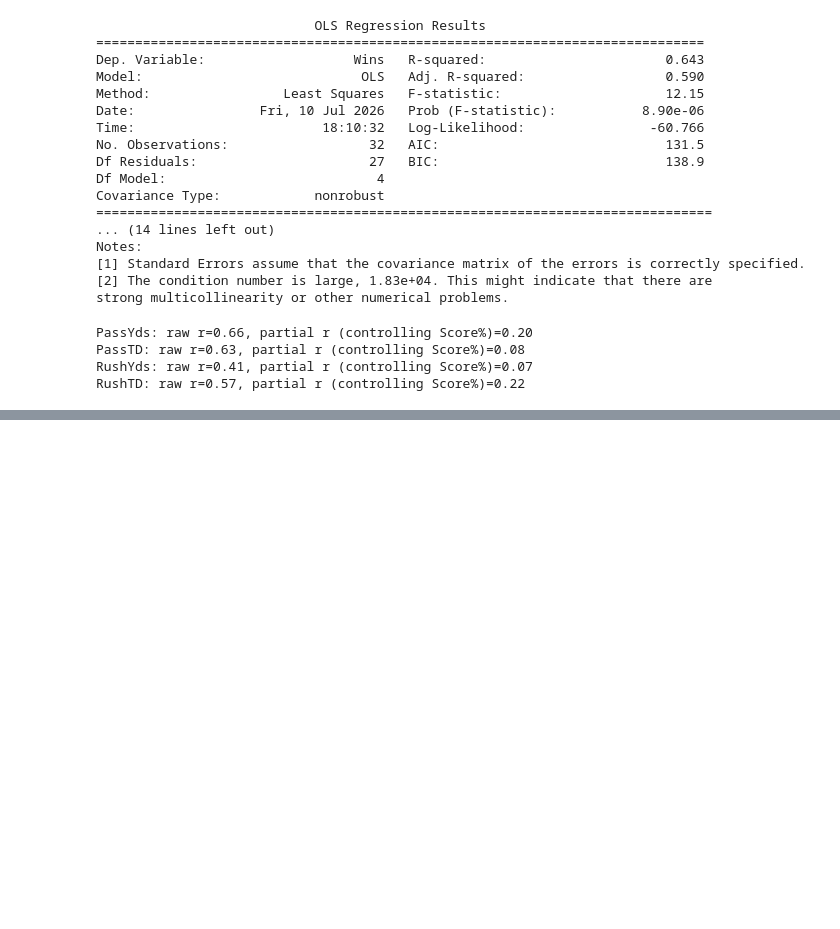
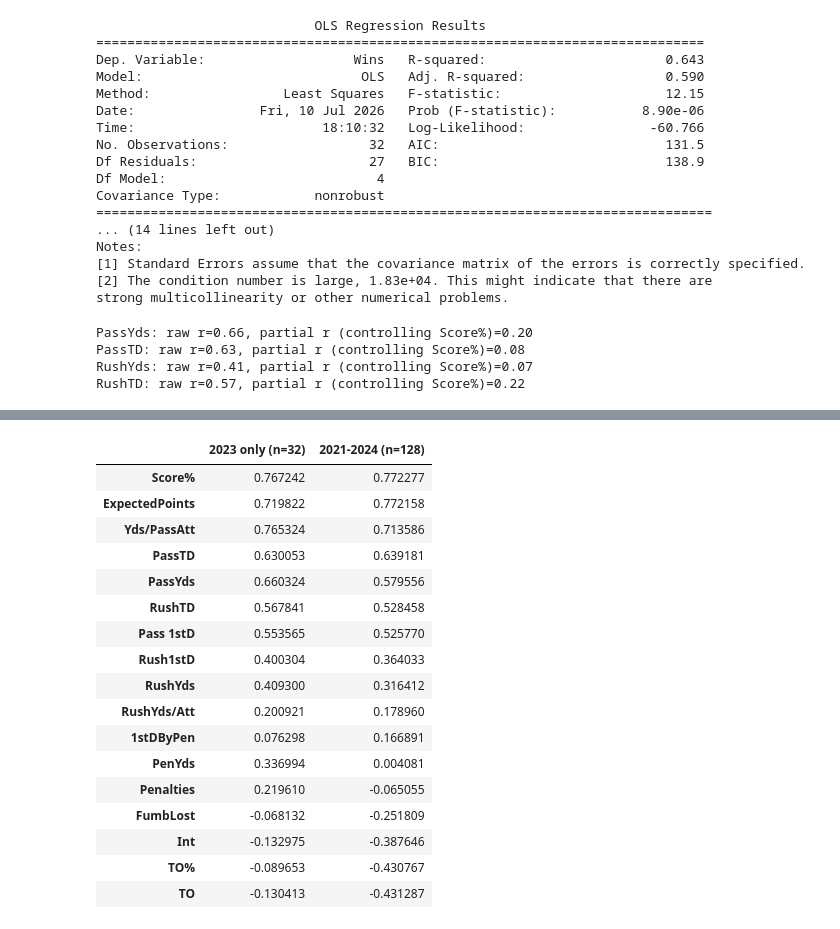
Before and after one commit to steven150704/NFL-Win-Correlation, a Jupyter notebook: win_analysis.ipynb, the cells around one changed output, grey strips where cells are left out. Saved outputs shown, nothing was run; the diff lists cells and outputs as text; code cells hidden in the pictures; blank space fills up the shorter version.

```diff
--- a/win_analysis.ipynb
+++ b/win_analysis.ipynb
@@ -251,0 +395,26 @@ RushTD: raw r=0.57, partial r (controlling Score%)=0.22
+# %%
+#compare single-season (2023 only) vs multi-season correlations side by side
+comparison = pd.DataFrame({
+    "2023 only (n=32)": correlation,
+    "2021-2024 (n=128)": correlation_multi
+}).sort_values("2021-2024 (n=128)", ascending=False)
+comparison
+# %% [output]
+|  | 2023 only (n=32) | 2021-2024 (n=128) |
+| Score% | 0.767242 | 0.772277 |
+| ExpectedPoints | 0.719822 | 0.772158 |
+| Yds/PassAtt | 0.765324 | 0.713586 |
+| PassTD | 0.630053 | 0.639181 |
+| PassYds | 0.660324 | 0.579556 |
+| RushTD | 0.567841 | 0.528458 |
+| Pass 1stD | 0.553565 | 0.525770 |
+| Rush1stD | 0.400304 | 0.364033 |
+| RushYds | 0.409300 | 0.316412 |
+| RushYds/Att | 0.200921 | 0.178960 |
+| 1stDByPen | 0.076298 | 0.166891 |
+| PenYds | 0.336994 | 0.004081 |
+| Penalties | 0.219610 | -0.065055 |
+| FumbLost | -0.068132 | -0.251809 |
+| Int | -0.132975 | -0.387646 |
+| TO% | -0.089653 | -0.430767 |
+| TO | -0.130413 | -0.431287 |
```
Also changed, not shown: parts of 9 cells of this notebook, 10 other files.
